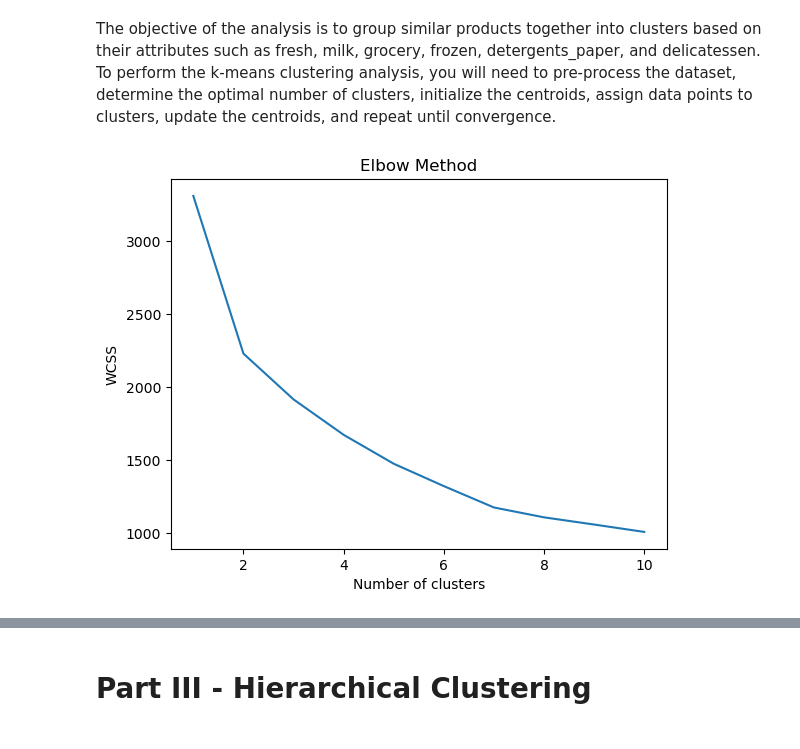
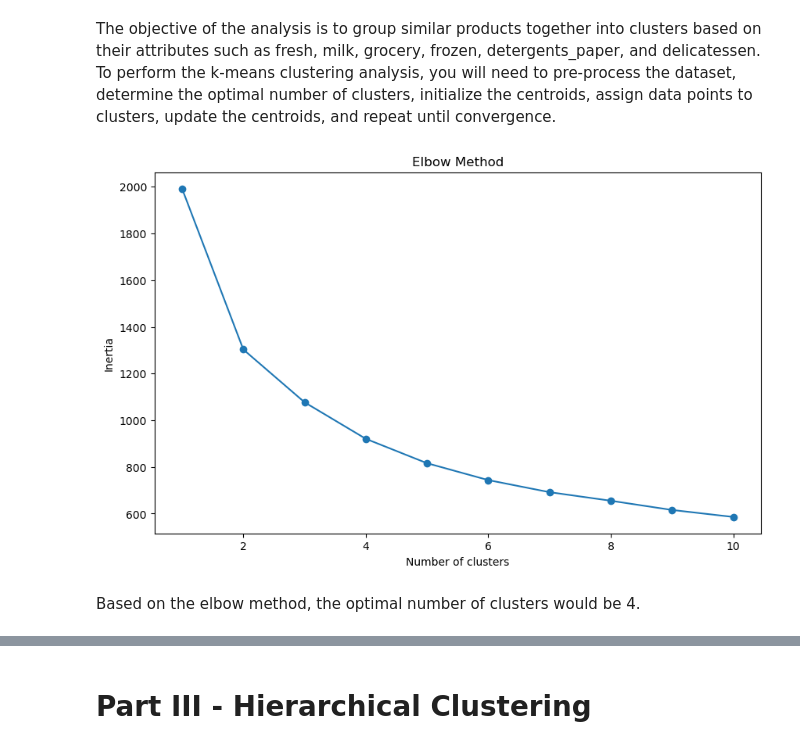
Before and after one commit to selwynreu/unsupervised-learning-project, a Jupyter notebook: Unsupervised Learning - Project.ipynb, the cells around one changed output, grey strips where cells are left out. Cells and saved outputs as stored; diff of their text form; code cells hidden in the pictures.

```diff
--- a/Unsupervised Learning - Project.ipynb
+++ b/Unsupervised Learning - Project.ipynb
@@ -160,0 +73,17 @@ Explained Variance Ratio:
+# %%
+# Outlier Detection
+
+columns = ['Fresh', 'Milk', 'Grocery', 'Frozen', 'Detergents_Paper', 'Delicassen']
+
+outliers_count = {}
+
+for column in columns:
+    Q1 = data[column].quantile(0.25)
+    Q3 = data[column].quantile(0.75)
+    IQR = Q3 - Q1
+    lower_bound = Q1 - 1.5 * IQR
+    upper_bound = Q3 + 1.5 * IQR
+    outliers = data[(data[column] < lower_bound) | (data[column] > upper_bound)]
+    outliers_count[column] = len(outliers)
+
+print(outliers_count)
@@ -165,3 +145,10 @@ The objective of the analysis is to group similar products together into cluster
 # %%
 from sklearn.cluster import KMeans
 from sklearn.preprocessing import StandardScaler
+
+# Standardizing the Data
+features = ['Fresh', 'Milk', 'Grocery', 'Frozen', 'Detergents_Paper', 'Delicassen']
+X = data_cleaned[features]
+
+scaler = StandardScaler()
+X_scaled = scaler.fit_transform(X)
@@ -173,17 +155,17 @@ scaled_data = scaler.fit_transform(data_cleaned)
 # %%
-# Determine the optimal number of clusters using the elbow method
-wcss = []
-for i in range(1, 11):
-    kmeans = KMeans(n_clusters=i, init='k-means++', max_iter=300, n_init=10, random_state=0)
-    kmeans.fit(scaled_data)
-    wcss.append(kmeans.inertia_)
+# Elbow Method
 
-# Plot the elbow method graph
-import matplotlib.pyplot as plt
-plt.plot(range(1, 11), wcss)
+inertia = []
+for k in range(1, 11):
+    kmeans = KMeans(n_clusters=k, n_init=10, random_state=42)
+    kmeans.fit(X_scaled)
+    inertia.append(kmeans.inertia_)
+
+plt.figure(figsize=(10, 6))
+plt.plot(range(1, 11), inertia, marker='o')
 plt.title('Elbow Method')
 plt.xlabel('Number of clusters')
-plt.ylabel('WCSS')
+plt.ylabel('Inertia')
 plt.show()
 # %% [output]
-[figure, old version]
+[figure, new version]
@@ -202,0 +172,2 @@ centroids = kmeans.cluster_centers_
+# %% [markdown]
+Based on the elbow method, the optimal number of clusters would be 4.
```
Also changed, not shown: parts of 36 cells of this notebook.
